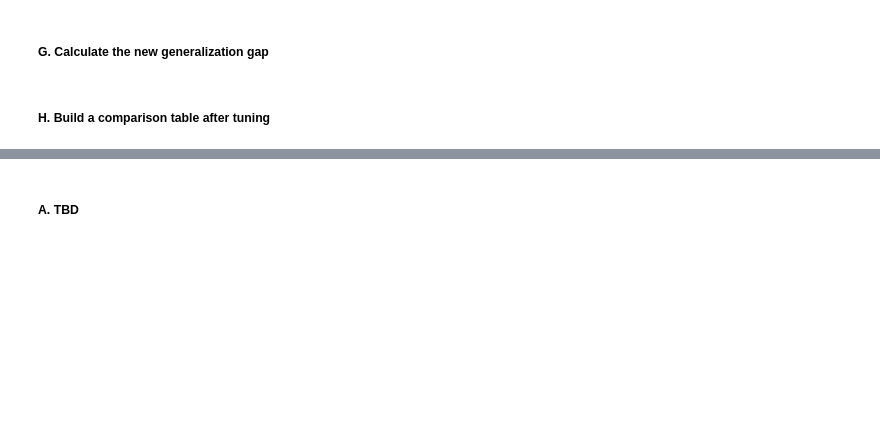
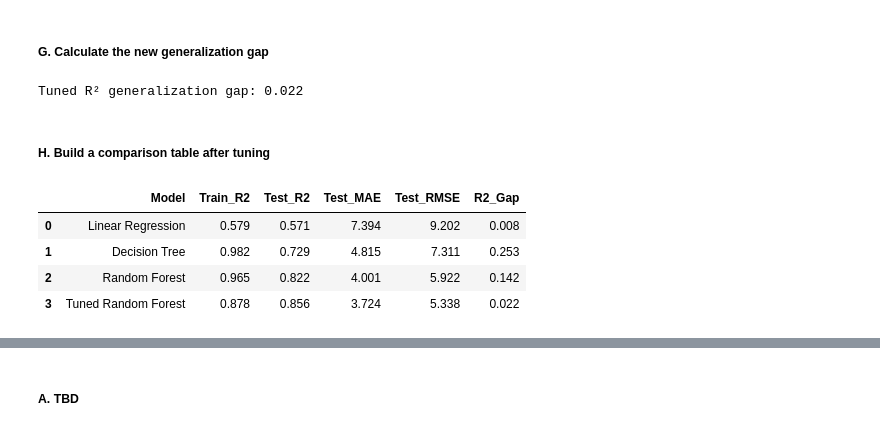
Before and after one commit to thedataanalyst-ylime/o-level-mathematics-performance-analysis, a Jupyter notebook: eda.ipynb, the cells around one changed output, grey strips where cells are left out. Drawn from its saved outputs; the diff is of its cells as text; code cells hidden in the pictures; blank space fills up the shorter version.

```diff
--- a/eda.ipynb
+++ b/eda.ipynb
@@ -3023,4 +3194,62 @@ What are we tuning?
 # %% [markdown]
 ##### G. Calculate the new generalization gap
+# %%
+tuned_r2_gap = (
+    train_r2_tuned_rf
+    - test_r2_tuned_rf
+)
+
+print(
+    "Tuned R² generalization gap:",
+    round(tuned_r2_gap, 3)
+)
+# %% [output]
+Tuned R² generalization gap: 0.022
 # %% [markdown]
 ##### H. Build a comparison table after tuning
+# %%
+model_comparison = pd.DataFrame({
+    "Model": [
+        "Linear Regression",
+        "Decision Tree",
+        "Random Forest",
+        "Tuned Random Forest"
+    ],
+    "Train_R2": [
+        train_r2_linear,
+        train_r2_tree,
+        train_r2_rf,
+        train_r2_tuned_rf
+    ],
+    "Test_R2": [
+        r2_linear,
+        test_r2_tree,
+        test_r2_rf,
+        test_r2_tuned_rf
+    ],
+    "Test_MAE": [
+        mae_linear,
+        test_mae_tree,
+        test_mae_rf,
+        test_mae_tuned_rf
+    ],
+    "Test_RMSE": [
+        rmse_linear,
+        test_rmse_tree,
+        test_rmse_rf,
+        test_rmse_tuned_rf
+    ]
+})
+
+model_comparison["R2_Gap"] = (
+    model_comparison["Train_R2"]
+    - model_comparison["Test_R2"]
+)
+
+model_comparison.round(3)
+# %% [output]
+|  | Model | Train_R2 | Test_R2 | Test_MAE | Test_RMSE | R2_Gap |
+| 0 | Linear Regression | 0.579 | 0.571 | 7.394 | 9.202 | 0.008 |
+| 1 | Decision Tree | 0.982 | 0.729 | 4.815 | 7.311 | 0.253 |
+| 2 | Random Forest | 0.965 | 0.822 | 4.001 | 5.922 | 0.142 |
+| 3 | Tuned Random Forest | 0.878 | 0.856 | 3.724 | 5.338 | 0.022 |
```
Also changed, not shown: parts of 59 cells of this notebook.
